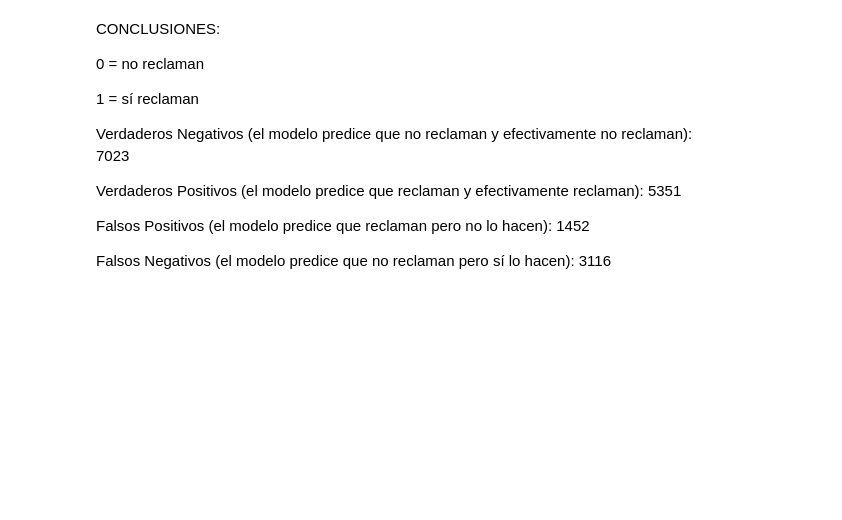
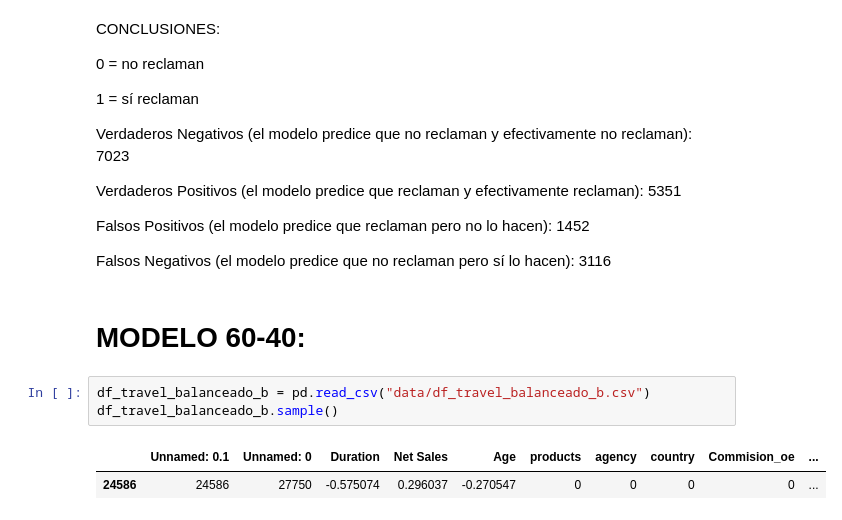
Before and after one commit to NataliaBarquin/Adalab_Pair_programming_5_machine_learning, a Jupyter notebook: Pair_RLO3_Ajuste.ipynb, the cells around one changed output. Cells and saved outputs as stored; diff of their text form; blank space fills up the shorter version.

```diff
--- a/Pair_RLO3_Ajuste.ipynb
+++ b/Pair_RLO3_Ajuste.ipynb
@@ -101,3 +99,11 @@ Verdaderos Positivos (el modelo predice que reclaman y efectivamente reclaman):
 Falsos Positivos (el modelo predice que reclaman pero no lo hacen): 1452
 
 Falsos Negativos (el modelo predice que no reclaman pero sí lo hacen): 3116
+# %% [markdown]
+# MODELO 60-40:
+# %%
+df_travel_balanceado_b = pd.read_csv("data/df_travel_balanceado_b.csv")
+df_travel_balanceado_b.sample()
+# %% [output]
+|  | Unnamed: 0.1 | Unnamed: 0 | Duration | Net Sales | Age | products | agency | country | Commision_oe | ... |
+| 24586 | 24586 | 27750 | -0.575074 | 0.296037 | -0.270547 | 0 | 0 | 0 | 0 | ... |
```
Also changed, not shown: parts of 11 cells of this notebook, 5 other files.
